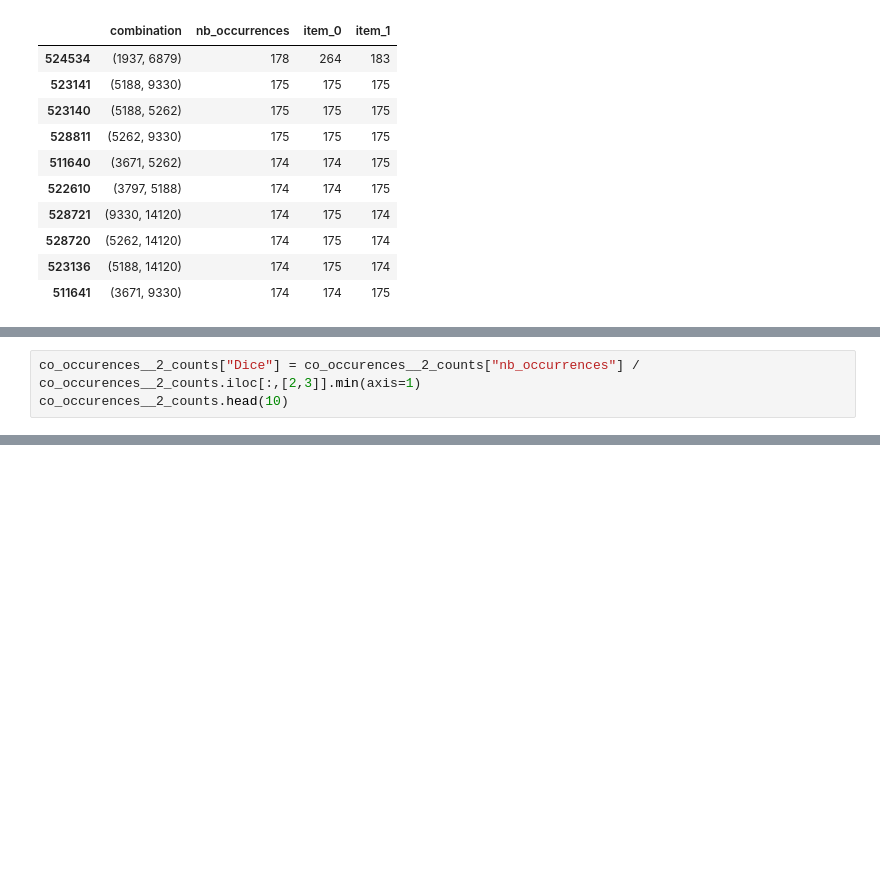
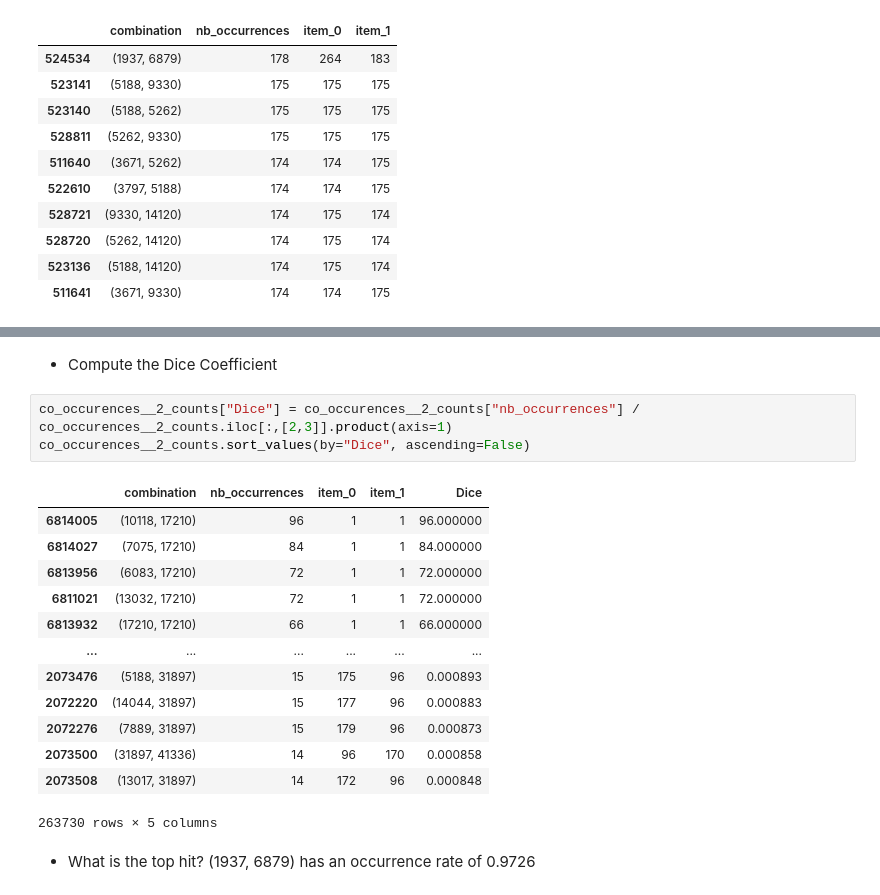
Before and after one commit to mahdi-b/phaage-g2p, a Jupyter notebook: find_module_prototype.ipynb, the cells around one changed output, grey strips where cells are left out. Drawn from its saved outputs; the diff is of its cells as text; blank space fills up the shorter version.

```diff
--- a/find_module_prototype.ipynb
+++ b/find_module_prototype.ipynb
@@ -193,3 +182,0 @@ Length: 263730, dtype: int64
-# %%
-co_occurences__2_counts["Dice"] = co_occurences__2_counts["nb_occurrences"] / co_occurences__2_counts.iloc[:,[2,3]].min(axis=1)
-co_occurences__2_counts.head(10)
@@ -300,0 +197,22 @@ Name: annotation_val, Length: 174, dtype: object
+# %% [markdown]
+* Compute the Dice Coefficient
+# %%
+co_occurences__2_counts["Dice"] = co_occurences__2_counts["nb_occurrences"] / co_occurences__2_counts.iloc[:,[2,3]].product(axis=1)
+co_occurences__2_counts.sort_values(by="Dice", ascending=False)
+# %% [output]
+|  | combination | nb_occurrences | item_0 | item_1 | Dice |
+| 6814005 | (10118, 17210) | 96 | 1 | 1 | 96.000000 |
+| 6814027 | (7075, 17210) | 84 | 1 | 1 | 84.000000 |
+| 6813956 | (6083, 17210) | 72 | 1 | 1 | 72.000000 |
+| 6811021 | (13032, 17210) | 72 | 1 | 1 | 72.000000 |
+| 6813932 | (17210, 17210) | 66 | 1 | 1 | 66.000000 |
+| ... | ... | ... | ... | ... | ... |
+| 2073476 | (5188, 31897) | 15 | 175 | 96 | 0.000893 |
+| 2072220 | (14044, 31897) | 15 | 177 | 96 | 0.000883 |
+| 2072276 | (7889, 31897) | 15 | 179 | 96 | 0.000873 |
+| 2073500 | (31897, 41336) | 14 | 96 | 170 | 0.000858 |
+| 2073508 | (13017, 31897) | 14 | 172 | 96 | 0.000848 |
+263730 rows × 5 columns
+# %% [markdown]
+* What is the top hit?
+  (1937, 6879) has  an occurrence rate of 0.9726
```
Also changed, not shown: parts of 34 cells of this notebook.
